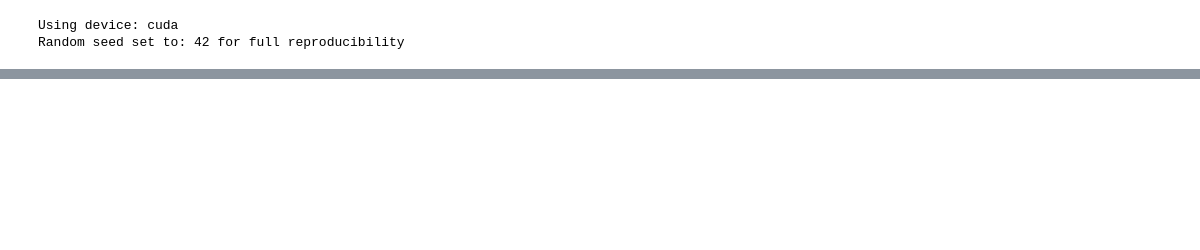
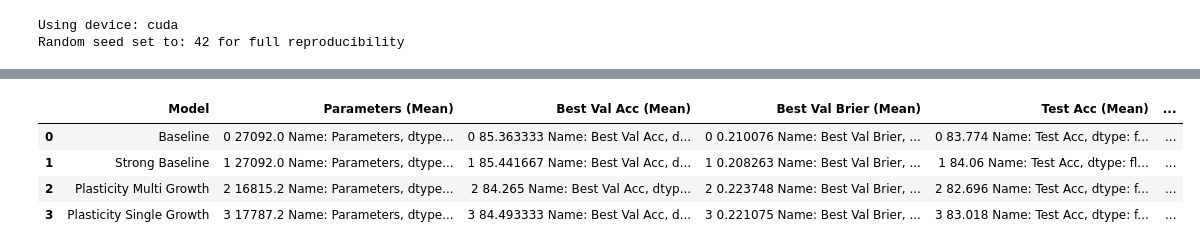
Before and after one commit to jinruiiii/thesis_experiments, a Jupyter notebook: Bayesian/BayesianFNN/main.ipynb, the cells around one changed output, grey strips where cells are left out. Saved outputs shown, nothing was run; the diff lists cells and outputs as text; code cells hidden in the pictures; blank space fills up the shorter version.

Commit message:
first under well over parametrized exp done

```diff
--- a/Bayesian/BayesianFNN/main.ipynb
+++ b/Bayesian/BayesianFNN/main.ipynb
@@ -991,0 +1009,33 @@ Epoch 11: Train Loss=0.8666, Train Acc=79.04%, Train Brier=0.292, Val Loss=1.724
+# %%
+save_path="results/"
+configs=["underparametrized2", "wellparametrized2", "overparametrized2"]
+model_names=["Baseline", "Strong Baseline", "Plasticity Multi Growth", "Plasticity Single Growth"]
+metrics = ["Parameters", "Best Val Acc", "Best Val Brier", "Test Acc", "Test Brier"]
+n = 5
+datasets={}
+for config in configs:
+    for i in range(1,n+1):
+        datasets[(config,i)] = pd.read_csv(f"{save_path}/{config}/run_{i}/experiment_summary.csv")
+
+results={}
+# mean
+for config in configs:
+    result = []
+    for model_name in model_names:
+        row = {}
+        row["Model"] = model_name
+        for metric in metrics:
+            running_metric=0
+            for i in range(1,n+1):
+                running_metric += datasets[(config,i)].loc[datasets[(config,i)]["Model"] == model_name, metric].iloc[0]
+            row[f"{metric} (Mean)"] = running_metric/n
+        result.append(row)
+    results[config] = pd.DataFrame(result)
+# %%
+results["underparametrized2"]
+# %% [output]
+|  | Model | Parameters (Mean) | Best Val Acc (Mean) | Best Val Brier (Mean) | Test Acc (Mean) | ... |
+| 0 | Baseline | 0 27092.0 Name: Parameters, dtype... | 0 85.363333 Name: Best Val Acc, d... | 0 0.210076 Name: Best Val Brier, ... | 0 83.774 Name: Test Acc, dtype: f... | ... |
+| 1 | Strong Baseline | 1 27092.0 Name: Parameters, dtype... | 1 85.441667 Name: Best Val Acc, d... | 1 0.208263 Name: Best Val Brier, ... | 1 84.06 Name: Test Acc, dtype: fl... | ... |
+| 2 | Plasticity Multi Growth | 2 16815.2 Name: Parameters, dtype... | 2 84.265 Name: Best Val Acc, dtyp... | 2 0.223748 Name: Best Val Brier, ... | 2 82.696 Name: Test Acc, dtype: f... | ... |
+| 3 | Plasticity Single Growth | 3 17787.2 Name: Parameters, dtype... | 3 84.493333 Name: Best Val Acc, d... | 3 0.221075 Name: Best Val Brier, ... | 3 83.018 Name: Test Acc, dtype: f... | ... |
```
Also changed, not shown: parts of 16 cells of this notebook, 1 other file.
